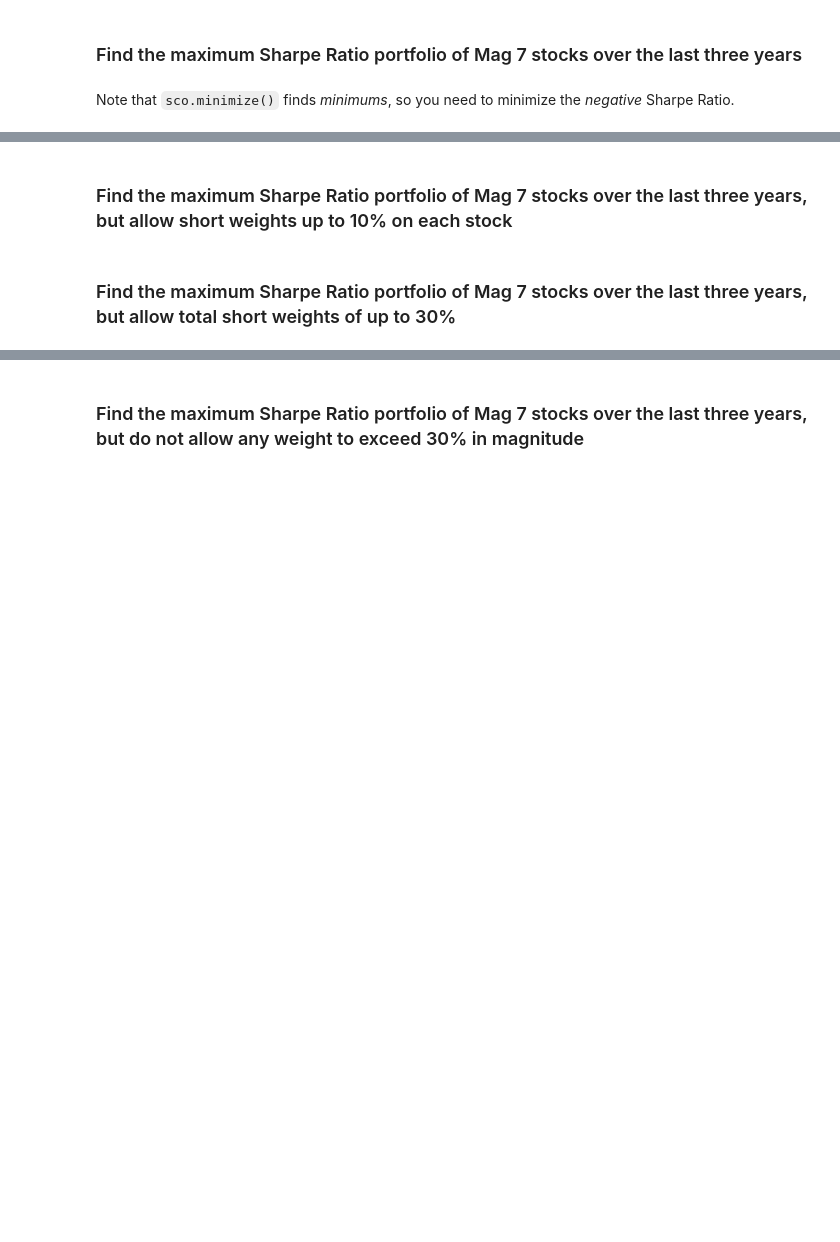
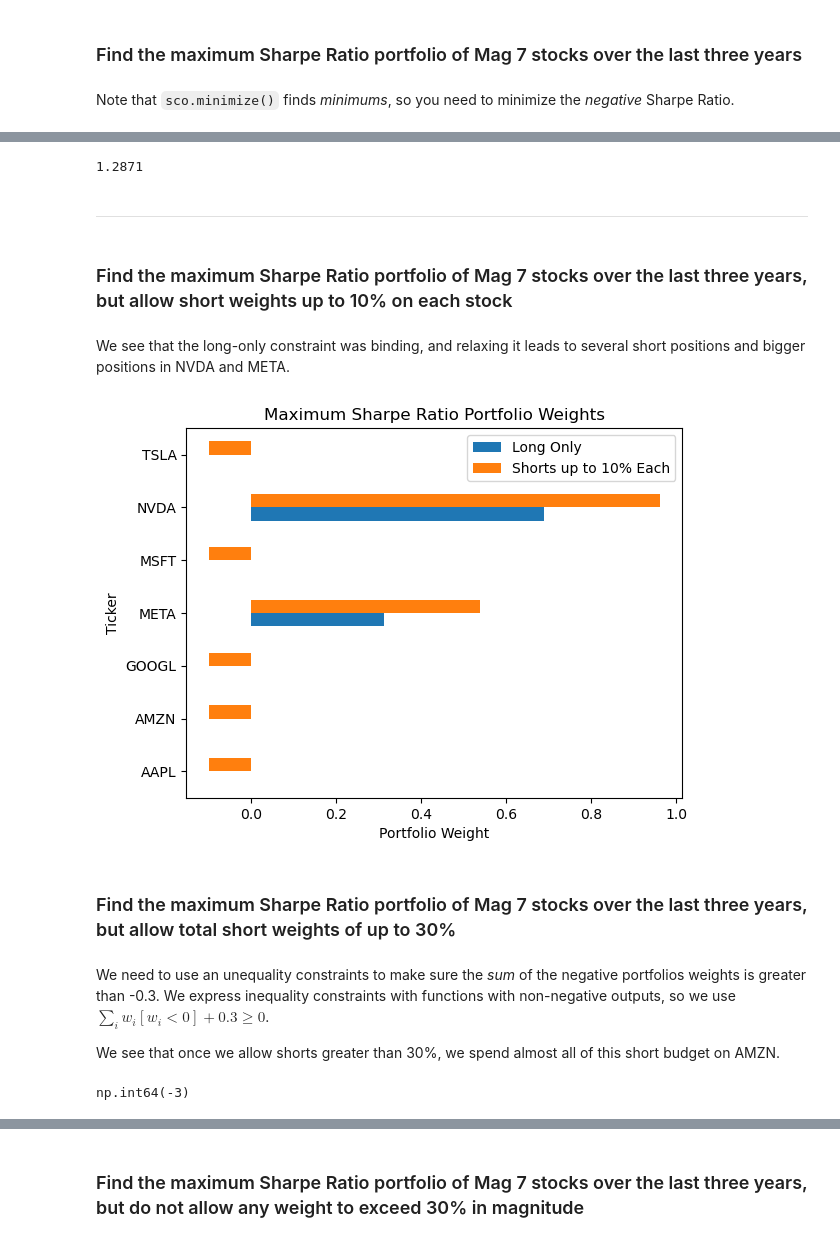
Before and after one commit to richard-herron/fina-6333-2025-spring, a Jupyter notebook: Notebooks/herron_04_practice_02.ipynb, the cells around one changed output, grey strips where cells are left out. Drawn from its saved outputs; the diff is of its cells as text; code cells hidden in the pictures; blank space fills up the shorter version.

```diff
--- a/Notebooks/herron_04_practice_02.ipynb
+++ b/Notebooks/herron_04_practice_02.ipynb
@@ -24,4 +161,36 @@ Note that `sco.minimize()` finds *minimums*, so you need to minimize the *negati
+# %%
+Sharpe(w=res_1['x'], Sigma_excess=Sigma_excess, mu_excess=mu_excess)
+# %% [output]
+1.2871
+# %% [markdown]
+---
 # %% [markdown]
 ### Find the maximum Sharpe Ratio portfolio of Mag 7 stocks over the last three years, but allow short weights up to 10% on each stock
+# %% [markdown]
+We see that the long-only constraint was binding, and relaxing it leads to several short positions and bigger positions in NVDA and META.
+# %%
+res_2 = sco.minimize(
+    fun=Sharpe_neg,
+    x0=equal_weights(Sigma_excess.shape[0]),
+    args=(Sigma_excess, mu_excess),
+    bounds=[(-0.1, 1.6) for _ in range(7)],
+    constraints=(
+        {'type': 'eq', 'fun': lambda x: x.sum() - 1}
+    )
+)
+# %%
+res_df['Shorts up to 10% Each'] = res_2['x']
+# %%
+res_df.plot(kind='barh')
+plt.title('Maximum Sharpe Ratio Portfolio Weights')
+plt.xlabel('Portfolio Weight')
+plt.show()
+# %% [output]
+[figure, added]
 # %% [markdown]
 ### Find the maximum Sharpe Ratio portfolio of Mag 7 stocks over the last three years, but allow total short weights of up to 30%
+# %% [markdown]
+We need to use an unequality constraints to make sure the *sum* of the negative portfolios weights is greater than -0.3.
+We express inequality constraints with functions with non-negative outputs, so we use $\sum_i w_i[w_i < 0] + 0.3 \geq 0$.
+
+We see that once we allow shorts greater than 30%, we spend almost all of this short budget on AMZN.
@@ -27,0 +199,4 @@ Note that `sco.minimize()` finds *minimums*, so you need to minimize the *negati
+# %%
+toy[toy < 0].sum()
+# %% [output]
+np.int64(-3)
```
Also changed, not shown: parts of 29 cells of this notebook, 19 other files.
